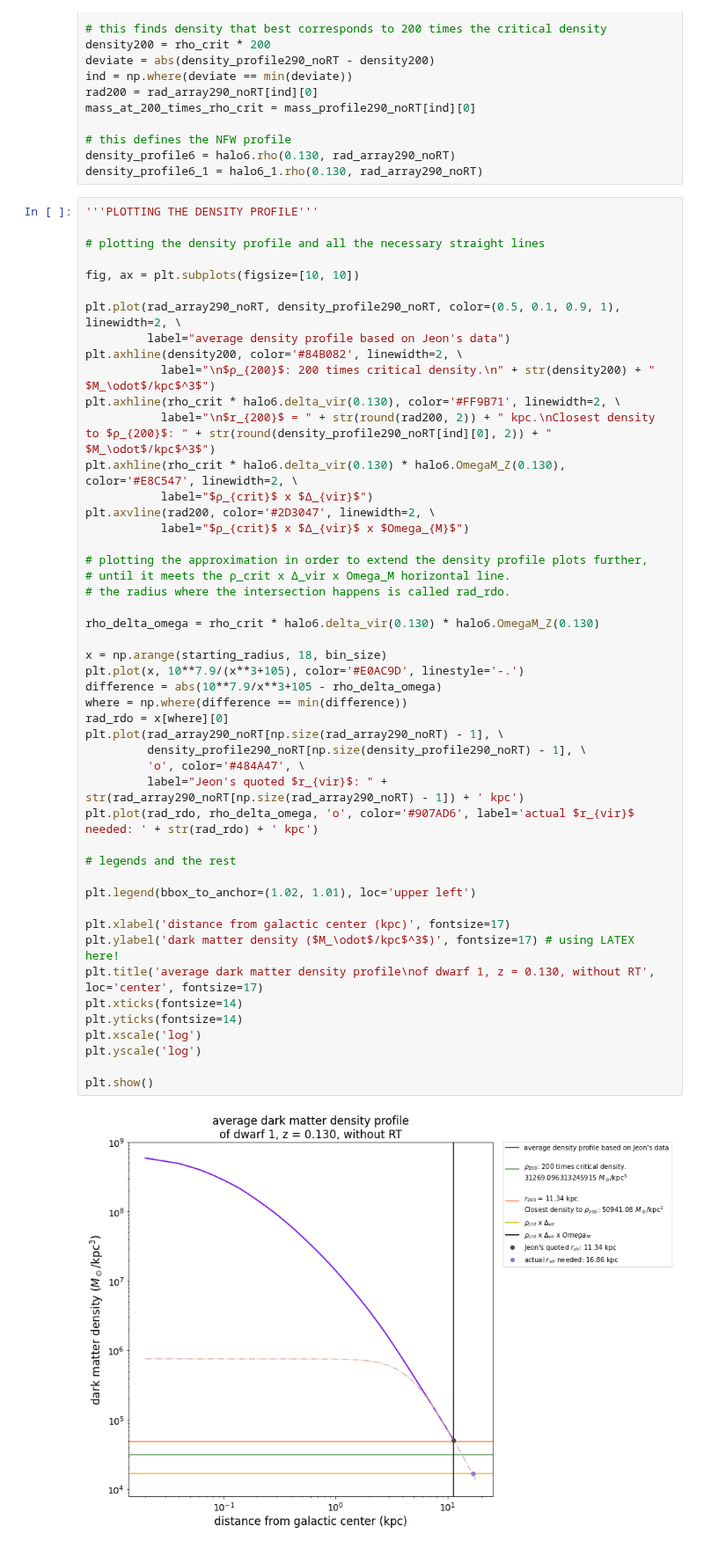
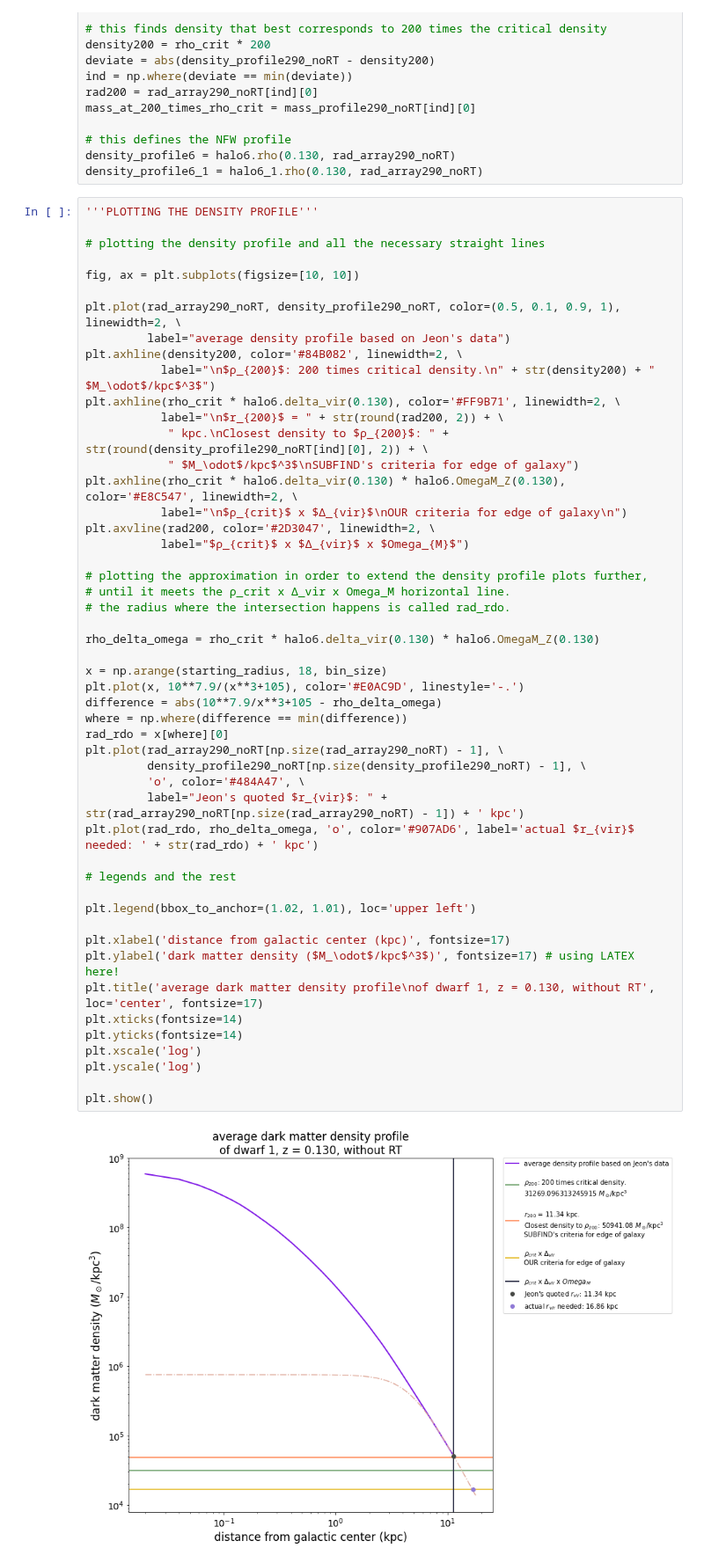
Before and after one commit to nguyenbinh1612/Binh_UFD, a Jupyter notebook: average-fit-NFW-dwarf1.ipynb, the cells around one changed output. Shown at 88% size. Saved outputs shown, nothing was run; the diff lists cells and outputs as text.

```diff
--- a/average-fit-NFW-dwarf1.ipynb
+++ b/average-fit-NFW-dwarf1.ipynb
@@ -106,9 +106,11 @@ plt.plot(rad_array290_noRT, density_profile290_noRT, color=(0.5, 0.1, 0.9, 1), l
 plt.axhline(density200, color='#84B082', linewidth=2, \
            label="\n$ρ_{200}$: 200 times critical density.\n" + str(density200) + " $M_\odot$/kpc$^3$")
 plt.axhline(rho_crit * halo6.delta_vir(0.130), color='#FF9B71', linewidth=2, \
-           label="\n$r_{200}$ = " + str(round(rad200, 2)) + " kpc.\nClosest density to $ρ_{200}$: " + str(round(density_profile290_noRT[ind][0], 2)) + " $M_\odot$/kpc$^3$")
+           label="\n$r_{200}$ = " + str(round(rad200, 2)) + \
+            " kpc.\nClosest density to $ρ_{200}$: " + str(round(density_profile290_noRT[ind][0], 2)) + \
+            " $M_\odot$/kpc$^3$\nSUBFIND's criteria for edge of galaxy")
 plt.axhline(rho_crit * halo6.delta_vir(0.130) * halo6.OmegaM_Z(0.130), color='#E8C547', linewidth=2, \
-           label="$ρ_{crit}$ x $Δ_{vir}$")
+           label="\n$ρ_{crit}$ x $Δ_{vir}$\nOUR criteria for edge of galaxy\n")
 plt.axvline(rad200, color='#2D3047', linewidth=2, \
            label="$ρ_{crit}$ x $Δ_{vir}$ x $Omega_{M}$")
 
@@ -116,34 +118,34 @@ plt.axvline(rad200, color='#2D3047', linewidth=2, \
 # until it meets the ρ_crit x Δ_vir x Omega_M horizontal line.
 # the radius where the intersection happens is called rad_rdo.
 
 rho_delta_omega = rho_crit * halo6.delta_vir(0.130) * halo6.OmegaM_Z(0.130)
 
 x = np.arange(starting_radius, 18, bin_size)
 plt.plot(x, 10**7.9/(x**3+105), color='#E0AC9D', linestyle='-.')
 difference = abs(10**7.9/x**3+105 - rho_delta_omega)
 where = np.where(difference == min(difference))
 rad_rdo = x[where][0]
 plt.plot(rad_array290_noRT[np.size(rad_array290_noRT) - 1], \
          density_profile290_noRT[np.size(density_profile290_noRT) - 1], \
          'o', color='#484A47', \
          label="Jeon's quoted $r_{vir}$: " + str(rad_array290_noRT[np.size(rad_array290_noRT) - 1]) + ' kpc')
 plt.plot(rad_rdo, rho_delta_omega, 'o', color='#907AD6', label='actual $r_{vir}$ needed: ' + str(rad_rdo) + ' kpc')
 
 # legends and the rest
 
 plt.legend(bbox_to_anchor=(1.02, 1.01), loc='upper left')
 
 plt.xlabel('distance from galactic center (kpc)', fontsize=17)
 plt.ylabel('dark matter density ($M_\odot$/kpc$^3$)', fontsize=17) # using LATEX here!
 plt.title('average dark matter density profile\nof dwarf 1, z = 0.130, without RT', loc='center', fontsize=17)
 plt.xticks(fontsize=14)
 plt.yticks(fontsize=14)
 plt.xscale('log')
 plt.yscale('log')
 
 plt.show()
 # %% [output]
-[figure, old version]
+[figure, new version]
 # %%
 '''PLOTTING THE MASS PROFILE'''
 
```
